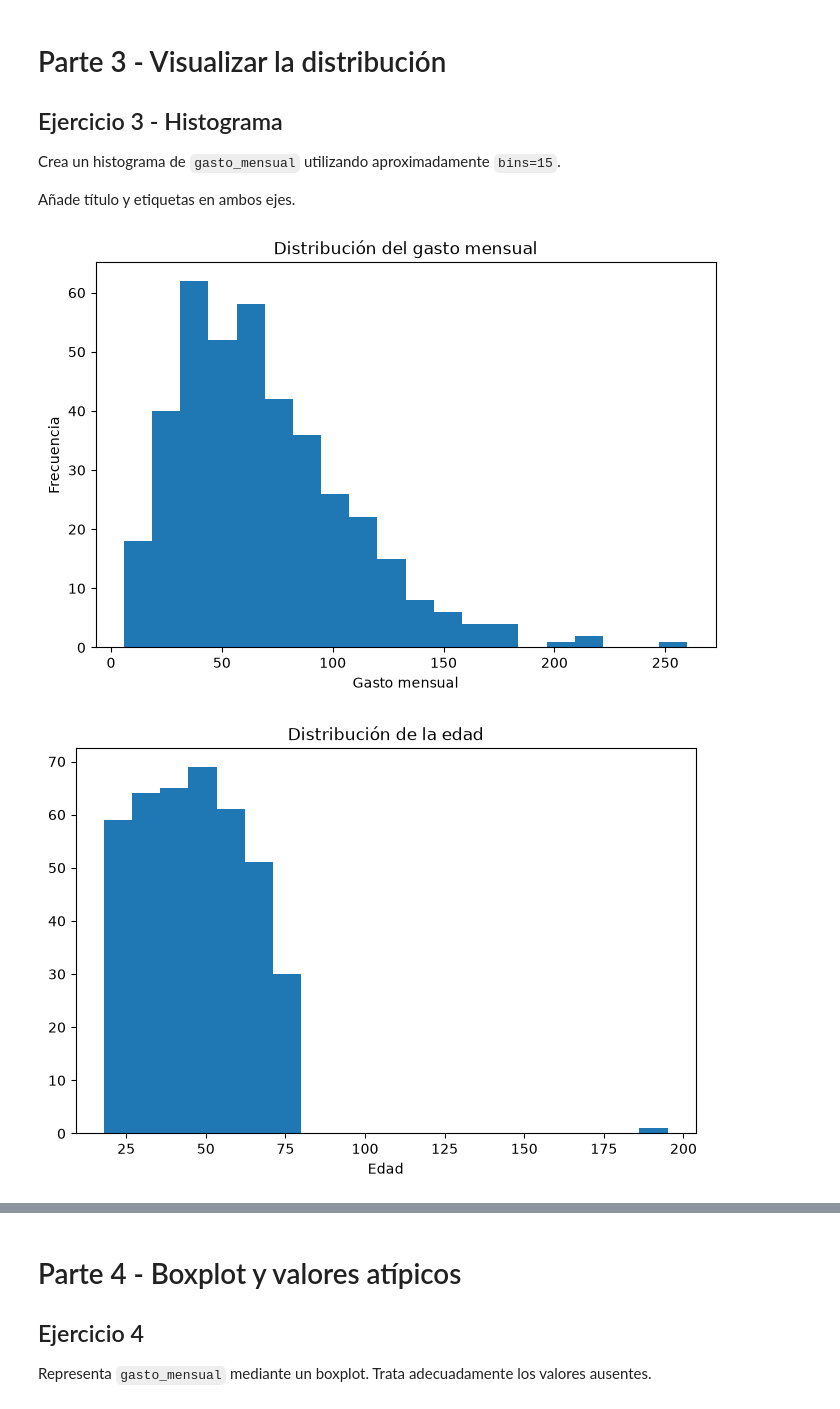
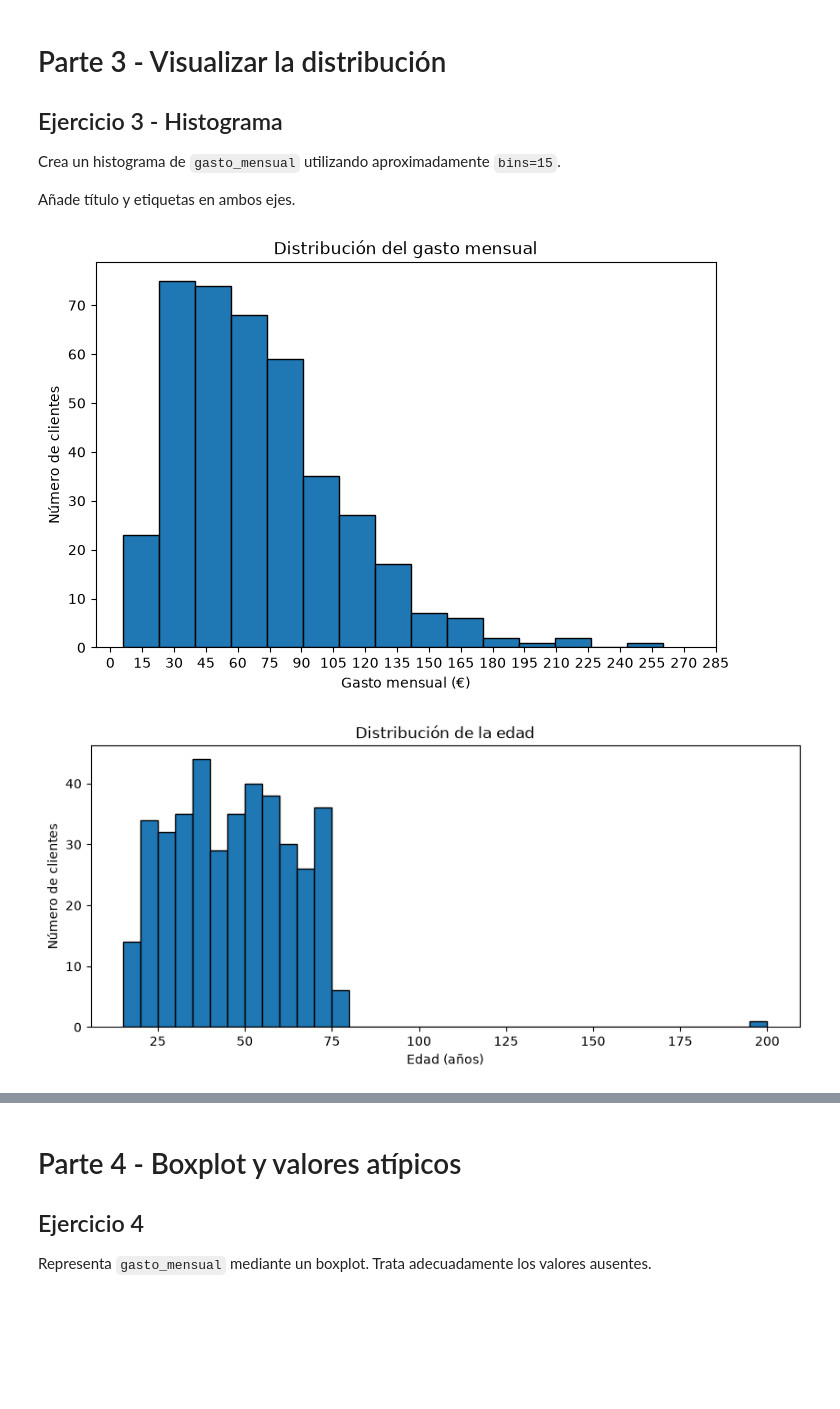
Before and after one commit to Dcuevasgil/sistemas-aprendizaje-automatico, a Jupyter notebook: UD2/practica-5/Practica_05.ipynb, the cells around one changed output, grey strips where cells are left out. Cells and saved outputs as stored; diff of their text form; code cells hidden in the pictures; blank space fills up the shorter version.

```diff
--- a/UD2/practica-5/Practica_05.ipynb
+++ b/UD2/practica-5/Practica_05.ipynb
@@ -207,18 +220,21 @@ Añade título y etiquetas en ambos ejes.
 # %%
 # TODO: crea el histograma de gasto_mensual
 plt.figure(figsize=(8, 5))
-plt.hist(df['gasto_mensual'].dropna(), bins=20)
-plt.xlabel("Gasto mensual")
-plt.ylabel("Frecuencia")
+plt.hist(df['gasto_mensual'].dropna(), bins=15, edgecolor="black")
+plt.xticks(range(0, 300, 15))
+plt.xlabel("Gasto mensual (€)")
+plt.ylabel("Número de clientes")
 plt.title("Distribución del gasto mensual")
 plt.show()
 # %% [output]
-[figure, old version]
+[figure, new version]
 # %%
-plt.figure(figsize=(8, 5))
-plt.hist(df['edad'].dropna(), bins=20)
-plt.xlabel("Edad")
+# Histograma de edad
+plt.figure(figsize=(10, 4))
+plt.hist(df["edad"], bins=range(15, 201, 5), edgecolor="black")
 plt.title("Distribución de la edad")
+plt.xlabel("Edad (años)")
+plt.ylabel("Número de clientes")
 plt.show()
 # %% [output]
-[figure, old version]
+[figure, new version]
```
Also changed, not shown: parts of 11 cells of this notebook.
